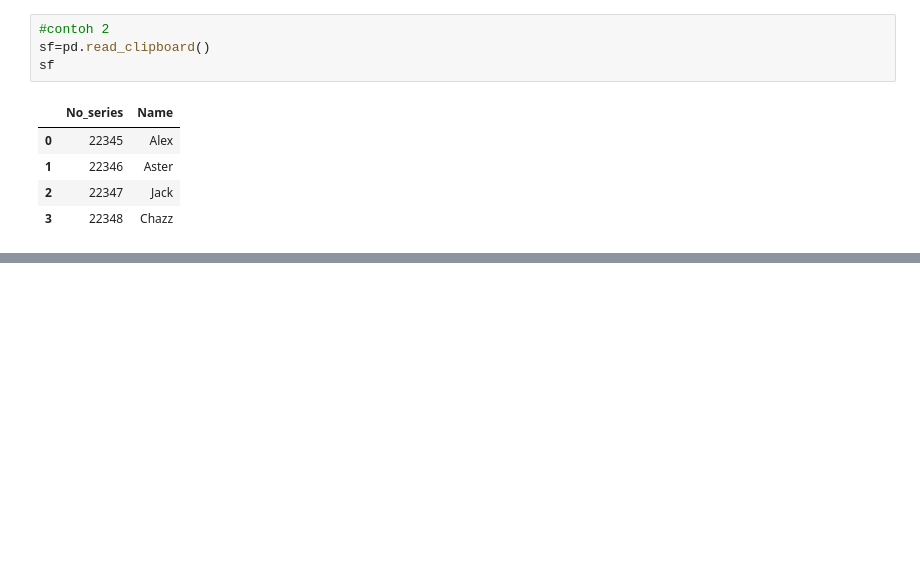
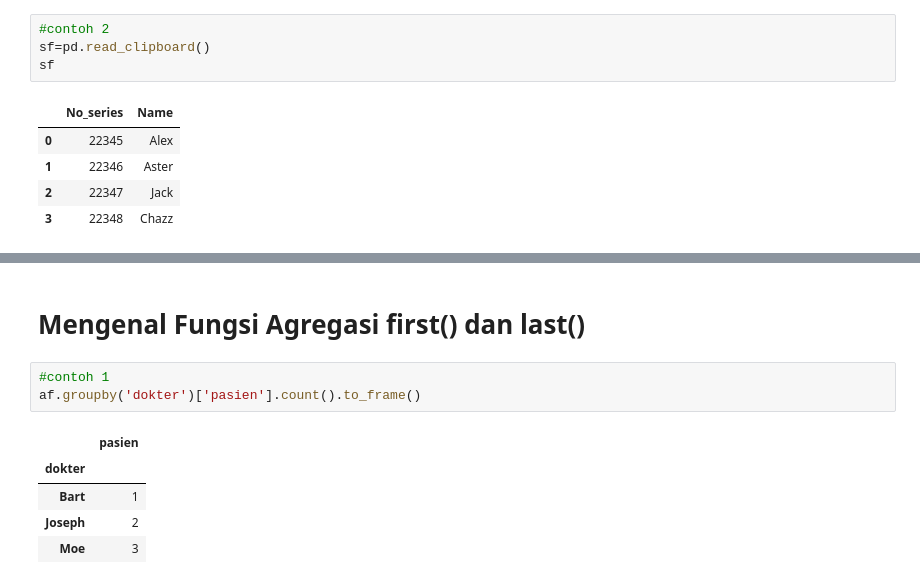
Before and after one commit to MarkvinsonAvatara/Pandas_learn, a Jupyter notebook: PythonPandasLearnWeek7.ipynb, the cells around one changed output, grey strips where cells are left out. Cells and saved outputs as stored; diff of their text form; blank space fills up the shorter version.

```diff
--- a/PythonPandasLearnWeek7.ipynb
+++ b/PythonPandasLearnWeek7.ipynb
@@ -105,0 +153,11 @@ sf
+# %% [markdown]
+# Mengenal Fungsi Agregasi first() dan last()
+# %%
+#contoh 1
+af.groupby('dokter')['pasien'].count().to_frame()
+# %% [output]
+|  | pasien |
+| dokter |  |
+| Bart | 1 |
+| Joseph | 2 |
+| Moe | 3 |
```
Also changed, not shown: parts of 20 cells of this notebook.
